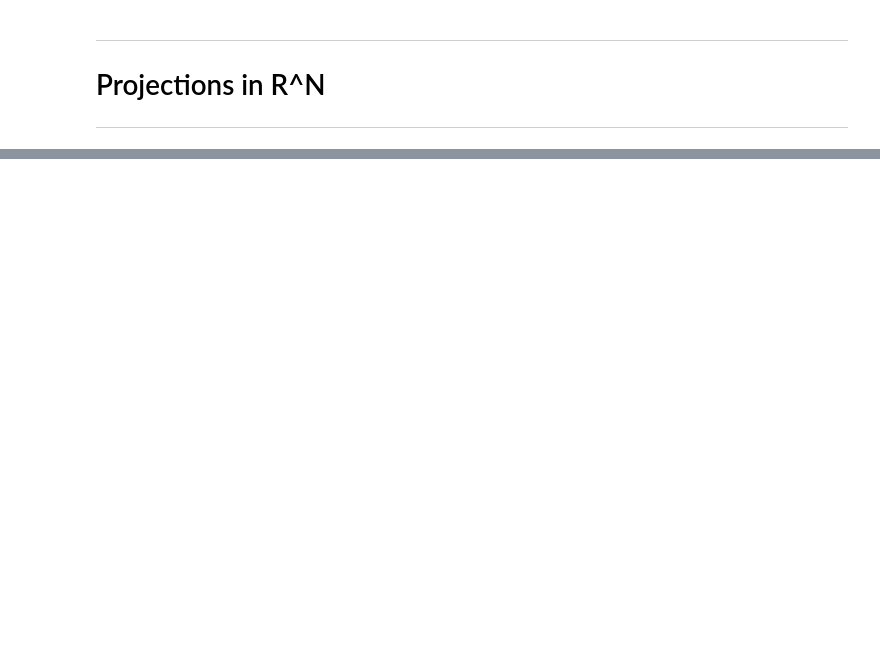
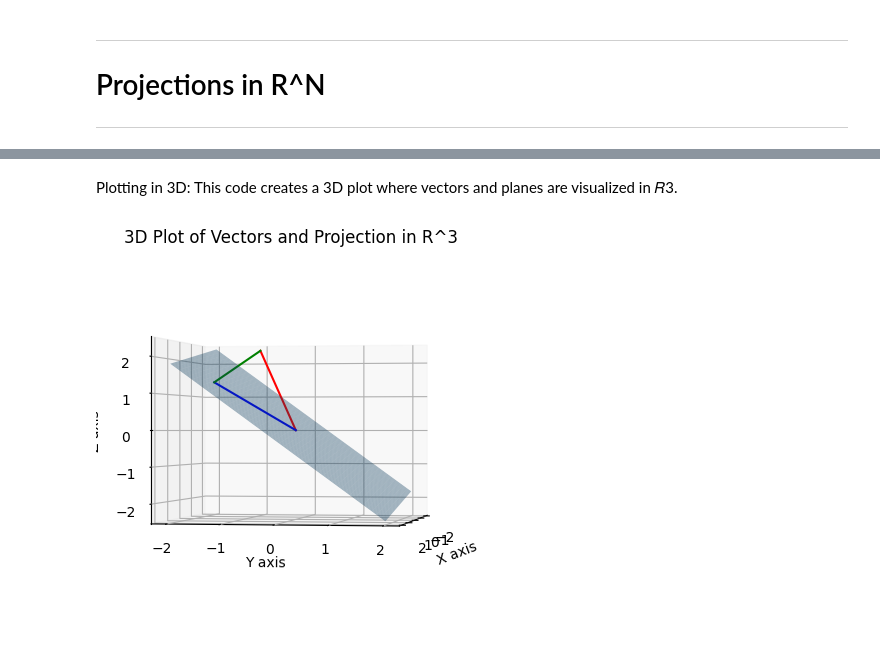
Before and after one commit to SiracencoSerghei/linear_algebra, a Jupyter notebook: 2.8_projection_orthogon/2.8_2_proj_RN.ipynb, the cells around one changed output, grey strips where cells are left out. Cells and saved outputs as stored; diff of their text form; code cells hidden in the pictures; blank space fills up the shorter version.

```diff
--- a/2.8_projection_orthogon/2.8_2_proj_RN.ipynb
+++ b/2.8_projection_orthogon/2.8_2_proj_RN.ipynb
@@ -52,24 +114,58 @@ print(Ax.T)
+# %% [markdown]
+Plotting in 3D: This code creates a 3D plot where vectors and planes are visualized in 𝑅3.
 # %%
 ## plot
 fig = plt.figure(figsize=plt.figaspect(1))
+# Create a new figure for the plot with an aspect ratio of 1, making the plot square
 ax = fig.add_subplot(projection='3d')
+# Add a 3D subplot to the figure for plotting in three dimensions
 
 b = np.squeeze(b)
 Ax = np.squeeze(Ax)
+# Remove any extra dimensions from b and Ax (flatten them if they're 2D arrays with a single column)
+# This step ensures that b and Ax are 1D arrays with three elements, corresponding to their components in R^3
 
 # plot the vectors
-ax.plot([0, b[0]],[0, b[1]],[0, b[2]],'r')
-ax.plot([0, Ax[0]],[0, Ax[1]],[0, Ax[2]],'b')
+ax.plot([0, b[0]], [0, b[1]], [0, b[2]], 'r')
+# Plot the vector b in red, starting from the origin [0, 0, 0] and ending at the coordinates [b[0], b[1], b[2]]
+ax.plot([0, Ax[0]], [0, Ax[1]], [0, Ax[2]], 'b')
+# Plot the vector Ax (the projection of b onto the column space of A) in blue, starting from the origin and ending at [Ax[0], Ax[1], Ax[2]]
 
 # plot the projection line
-ax.plot( [Ax[0], b[0]],
-         [Ax[1], b[1]],
-         [Ax[2], b[2]], 'g')
+ax.plot([Ax[0], b[0]],
+        [Ax[1], b[1]],
+        [Ax[2], b[2]], 'g')
+# Plot the projection line connecting the tip of Ax to the tip of b in green
+# This line shows the "error" or the difference between the original vector b and its projection Ax
 
 # now draw plane
-xx, yy = np.meshgrid(np.linspace(-2,2), np.linspace(-2,2))
-cp = np.cross(A[:,0],A[:,1])
-z1 = (-cp[0]*xx - cp[1]*yy)*1./cp[2]
-ax.plot_surface(xx,yy,z1,alpha=.4)
+xx, yy = np.meshgrid(np.linspace(-2, 2), np.linspace(-2, 2))
+# Create a meshgrid for plotting the plane spanned by the columns of matrix A
+# xx and yy are grids of points that cover the range from -2 to 2
+
+cp = np.cross(A[:,0], A[:,1])
+# Compute the cross product of the two columns of A (A[:,0] and A[:,1])
+# The cross product gives a vector that's perpendicular to the plane spanned by these two vectors
+
+z1 = (-cp[0]*xx - cp[1]*yy) * 1./cp[2]
+# Calculate the corresponding z-coordinates (z1) for each point on the grid, ensuring the plane passes through the origin
+# This equation comes from the plane equation: cp[0]*x + cp[1]*y + cp[2]*z = 0, rearranged to solve for z
+
+ax.plot_surface(xx, yy, z1, alpha=.4)
+# Plot the plane in 3D space with some transparency (alpha = 0.4) to visualize the relationship between the plane and the vectors
+
+# Set labels for the axes
+ax.set_xlabel('X axis')
+ax.set_ylabel('Y axis')
+ax.set_zlabel('Z axis')
+
+# Set the title of the plot
+ax.set_title('3D Plot of Vectors and Projection in R^3')
+
+# Adjust the view angle for better visualization
+ax.view_init(elev=0, azim=10)
 
 plt.show()
+# Display the plot
+# %% [output]
+[figure, added]
```
Also changed, not shown: parts of 7 cells of this notebook.
